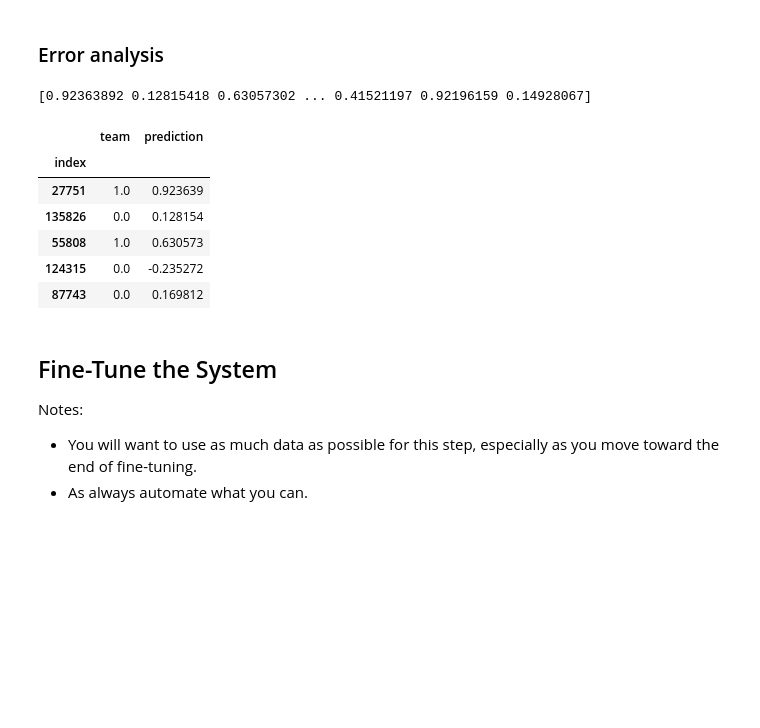
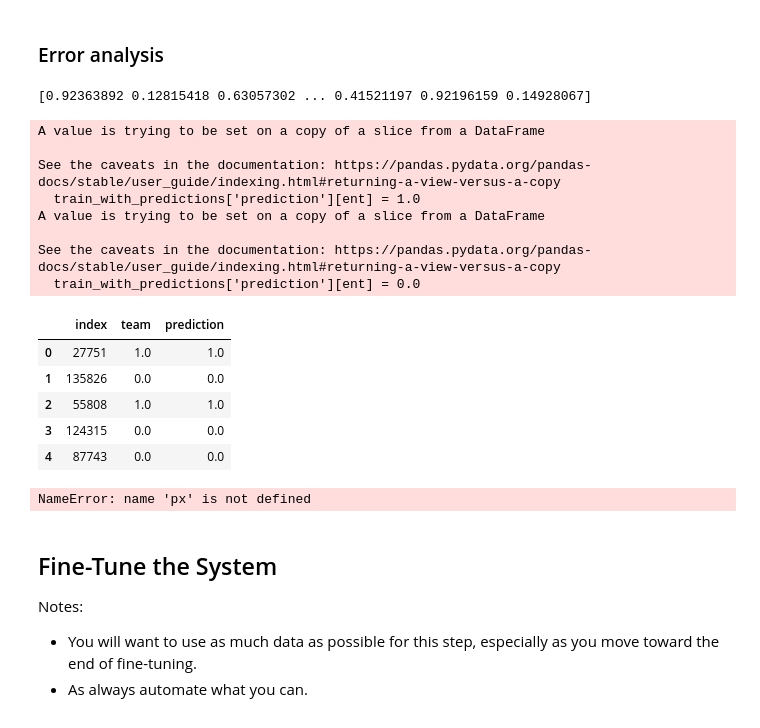
Before and after one commit to KarolKob/ML_Project, a Jupyter notebook: ml_project.ipynb, the cells around one changed output. Drawn from its saved outputs; the diff is of its cells as text; code cells hidden in the pictures; blank space fills up the shorter version.

Commit message:
Checking prediction accuracy on the traning set

```diff
--- a/ml_project.ipynb
+++ b/ml_project.ipynb
@@ -655,30 +649,56 @@ list(zip(train_prepared_df.columns, lin_reg.coef_))
 # %%
 lin_reg.fit(train_prepared, train_y)
 pred = lin_reg.predict(train_prepared)
 pred = pred.transpose()
 pred = pred[0]
 print(pred)
 train_with_predictions = pd.concat([train_y.reset_index(), pd.Series(pred)], axis=1).set_index('index').rename(columns={0: 'prediction'})
+train_with_predictions = train_with_predictions.reset_index()
+
+for ent in range(len(train_with_predictions['prediction'])):
+    if train_with_predictions['prediction'][ent] >= 0.5:
+        train_with_predictions['prediction'][ent] = 1.0
+    else:
+        train_with_predictions['prediction'][ent] = 0.0
+
 train_with_predictions.head()
+
 #print("RMS: %r " % np.sqrt(np.mean((predicted - expected) ** 2)))
 #ax = plt.gca()
 #train_with_predictions.plot(kind='scatter',x='index', y='prediction',ax=ax,use_index=True)
 #train_with_predictions.plot(kind='line',x='team',y='prediction', color='red', ax=ax)
 #plt.show()
 # %% [output]
 [0.92363892 0.12815418 0.63057302 ... 0.41521197 0.92196159 0.14928067]
+A value is trying to be set on a copy of a slice from a DataFrame
+
+See the caveats in the documentation: https://pandas.pydata.org/pandas-docs/stable/user_guide/indexing.html#returning-a-view-versus-a-copy
+  train_with_predictions['prediction'][ent] = 1.0
+A value is trying to be set on a copy of a slice from a DataFrame
+
+See the caveats in the documentation: https://pandas.pydata.org/pandas-docs/stable/user_guide/indexing.html#returning-a-view-versus-a-copy
+  train_with_predictions['prediction'][ent] = 0.0
-|  | team | prediction |
-| index |  |  |
-| 27751 | 1.0 | 0.923639 |
-| 135826 | 0.0 | 0.128154 |
-| 55808 | 1.0 | 0.630573 |
-| 124315 | 0.0 | -0.235272 |
-| 87743 | 0.0 | 0.169812 |
+|  | index | team | prediction |
+| 0 | 27751 | 1.0 | 1.0 |
+| 1 | 135826 | 0.0 | 0.0 |
+| 2 | 55808 | 1.0 | 1.0 |
+| 3 | 124315 | 0.0 | 0.0 |
+| 4 | 87743 | 0.0 | 0.0 |
 # %%
-fig = px.scatter_mapbox(train_with_predictions, lat="latitude", lon="longitude", color="prediction",
-                        color_continuous_scale=px.colors.cyclical.IceFire, size_max=15, zoom=4, height=600)
-fig.update_layout(mapbox_style="open-street-map")
-fig.show()
+# fig = px.scatter_mapbox(train_with_predictions, lat="latitude", lon="longitude", color="prediction",
+#                         color_continuous_scale=px.colors.cyclical.IceFire, size_max=15, zoom=4, height=600)
+# fig.update_layout(mapbox_style="open-street-map")
+# fig.show()
+wrong = 0
+
+for index, row in train_with_predictions.iterrows():
+    if row['team'] != row['prediction']:
+        wrong += 1
+
+accuracy = (wrong/train_with_predictions) * 100
+print('Accuracy: %s%', accuracy)
+# %% [output]
+NameError: name 'px' is not defined
 # %%
 diff = train_with_predictions['median_house_value'] - train_with_predictions['prediction']
 fig = px.scatter_mapbox(train_with_predictions, lat="latitude", lon="longitude", color=diff,
```
Also changed, not shown: parts of 1 cell of this notebook.
